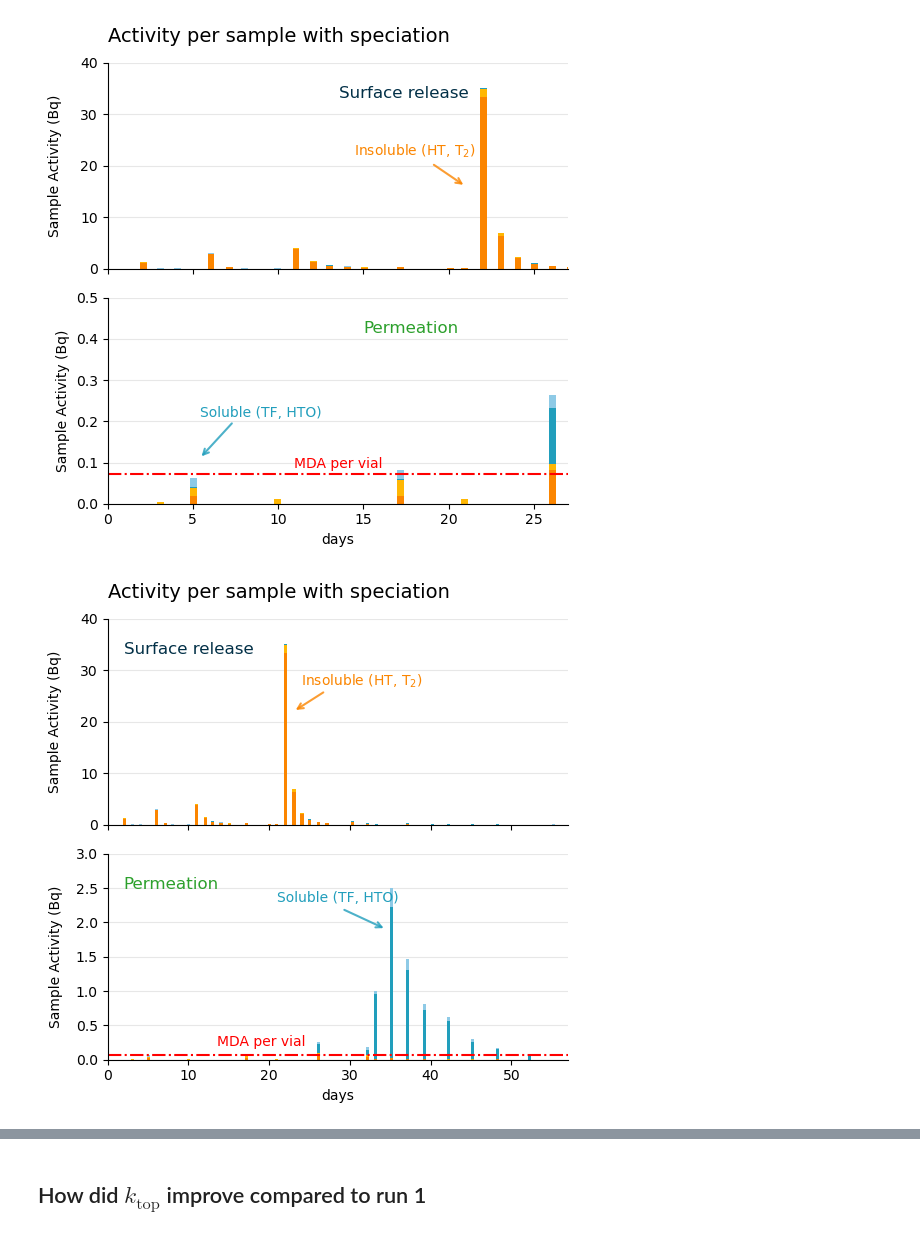
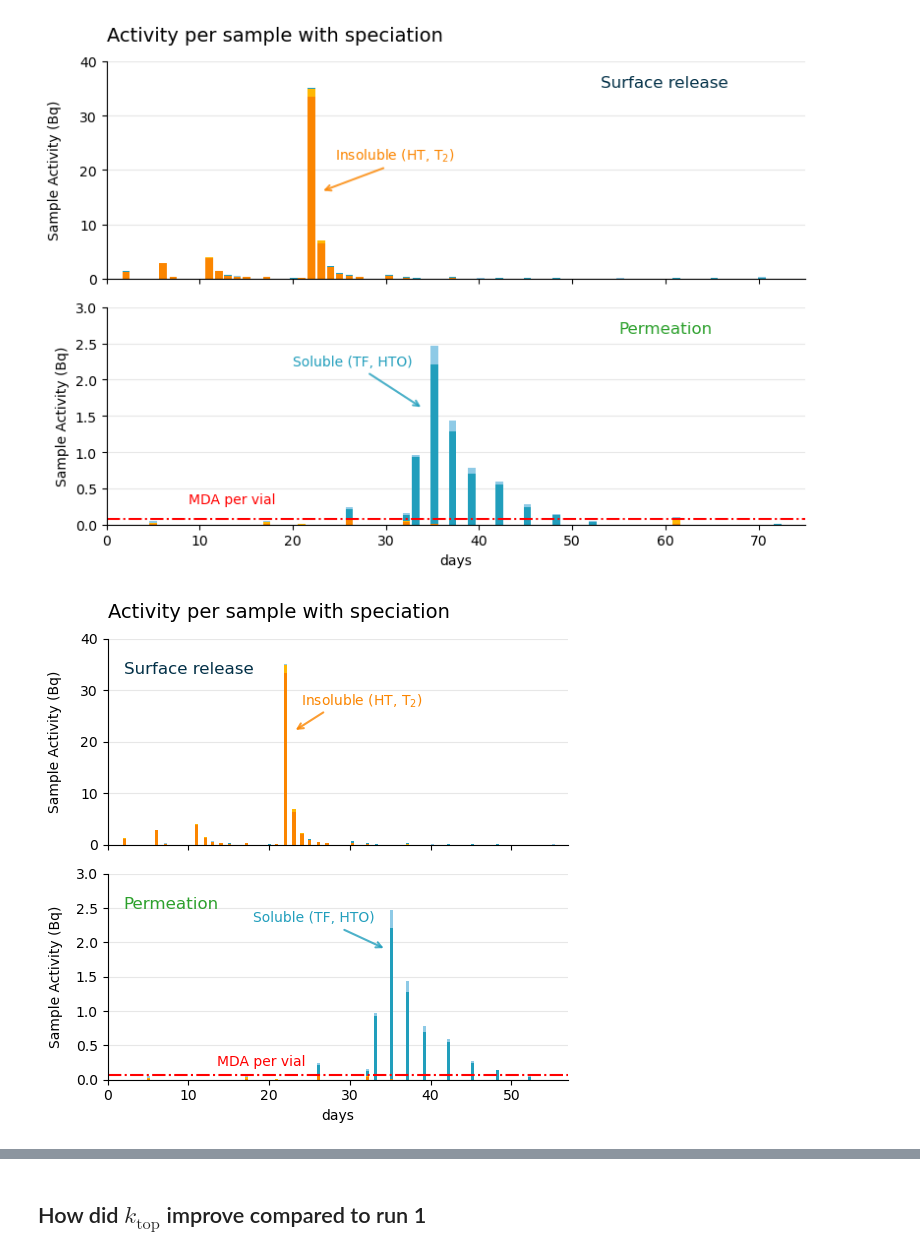
Before and after one commit to LIBRA-project/FLiBe-1L-run-1, a Jupyter notebook: analysis/tritium/tritium_model.ipynb, the cells around one changed output, grey strips where cells are left out. Cells and saved outputs as stored; diff of their text form; code cells hidden in the pictures.

```diff
--- a/analysis/tritium/tritium_model.ipynb
+++ b/analysis/tritium/tritium_model.ipynb
@@ -733,69 +773,69 @@ plt.grid(alpha=0.5)
 # %%
 # Create figure with two subplots for bar charts
-fig, (ax1, ax2) = plt.subplots(2, 1, figsize=(5.5, 5.5), sharex=True)
+fig, (ax1, ax2) = plt.subplots(2, 1, figsize=(8, 5.8), sharex=True)
 
 # Top plot: Inner vessel
 plt.sca(ax1)
-plot_bars(IV_stream, index=[time.to(ureg.day) for time in replacement_times_top], bar_width = 0.4)
+plot_bars(IV_stream, index=[time.to(ureg.day) for time in replacement_times_top], bar_width = 0.8)
 
 ax1.grid(True, axis="y", alpha=0.3)
 ax1.set_ylim(bottom=0, top=40)
-ax1.set_xlim(0, 27)
+ax1.set_xlim(0, 75)
 ax1.set_ylabel("Sample Activity (Bq)", labelpad=13)
 ax1.set_title("Activity per sample with speciation", loc="left", pad=15, fontsize=14)
 
 # Add text label
-ax1.text(13.6, ax1.get_ylim()[1] * 0.85, 'Surface release',
+ax1.text(53, ax1.get_ylim()[1] * 0.9, 'Surface release',
          color='#023047', va='center', fontsize=12)
 
 # Add insoluble species label
-ax1.text(18, 22, r'Insoluble (HT, T$_2$)',
+ax1.text(31, 22, r'Insoluble (HT, T$_2$)',
          color='#FB8500', ha='center', fontsize=10)
 
-ax1.annotate('', xy=(21, 16), xytext=(19, 20.5),
+ax1.annotate('', xy=(23, 16), xytext=(30, 20.5),
              arrowprops=dict(arrowstyle='->', color='#FB8500', alpha=0.8, lw=1.5))
 
 # Bottom plot: Outer vessel
 plt.sca(ax2)
-plot_bars(OV_stream, index=[time.to(ureg.day) for time in replacement_times_walls], bar_width = 0.4)
+plot_bars(OV_stream, index=[time.to(ureg.day) for time in replacement_times_walls], bar_width = 0.8)
 
 ax2.grid(True, axis="y", alpha=0.3)
-ax2.set_ylim(bottom=0, top=0.5)
-ax2.set_xlim(0, 27)
+ax2.set_ylim(bottom=0, top=3)
+ax2.set_xlim(0, 75)
 ax2.set_ylabel("Sample Activity (Bq)")
 ax2.set_xlabel("days")
 
 # Add MDA line
 MDA = 0.071  # Calculated by hand for demo, TODO create code to calculate automatically
 ax2.axhline(y=MDA, color = "red", linestyle = "-.")
 ax2.annotate(
     f"MDA per vial",
-    (13.5, 0.08),
+    (13.5, 0.25),
     xytext=(0, 0),
     textcoords="offset points",
     ha="center",
     va="bottom",
     color="red",
 )
 
 # Add text label
-ax2.text(15, ax2.get_ylim()[1] * 0.85, 'Permeation',
+ax2.text(55, ax2.get_ylim()[1] * 0.9, 'Permeation',
          color='tab:green', va='center', fontsize=12)
 
 # Add soluble species label
-ax2.text(5.4, 0.21, r'Soluble (TF, HTO)',
+ax2.text(20, 2.2, r'Soluble (TF, HTO)',
          color='#219EBC', fontsize=10)
 
-ax2.annotate('', xy=(5.4, 0.11), xytext=(7.4, 0.2),
+ax2.annotate('', xy=(34, 1.6), xytext=(28, 2.1),
              arrowprops=dict(arrowstyle='->', color='#219EBC', alpha=0.8, lw=1.5))
 
 plt.tight_layout()
 plt.savefig('outputs/per_sample_activity.pdf', bbox_inches='tight')
 plt.savefig('outputs/per_sample_activity.svg', bbox_inches='tight')
 plt.savefig('outputs/per_sample_activity.png', bbox_inches='tight')
 plt.show()
 # %% [output]
-[figure, old version]
+[figure, new version]
 # %%
 # Create figure with two subplots for bar charts
 fig, (ax1, ax2) = plt.subplots(2, 1, figsize=(5.5, 5.5), sharex=True)
@@ -849,7 +889,7 @@ ax2.text(2, ax2.get_ylim()[1] * 0.85, 'Permeation',
          color='tab:green', va='center', fontsize=12)
 
 # Add soluble species label
-ax2.text(21, 2.3, r'Soluble (TF, HTO)',
+ax2.text(18, 2.3, r'Soluble (TF, HTO)',
          color='#219EBC', fontsize=10)
 
 ax2.annotate('', xy=(34.5, 1.9), xytext=(29, 2.2),
@@ -861,7 +901,7 @@ plt.savefig('outputs/per_sample_activity.svg', bbox_inches='tight')
 plt.savefig('outputs/per_sample_activity.png', bbox_inches='tight')
 plt.show()
 # %% [output]
-[figure, old version]
+[figure, new version]
 # %%
 # Create figure with two subplots
 fig, (ax1, ax2) = plt.subplots(2, 1, figsize=(7, 5.8), sharex=True)
```
Also changed, not shown: parts of 17 cells of this notebook.
